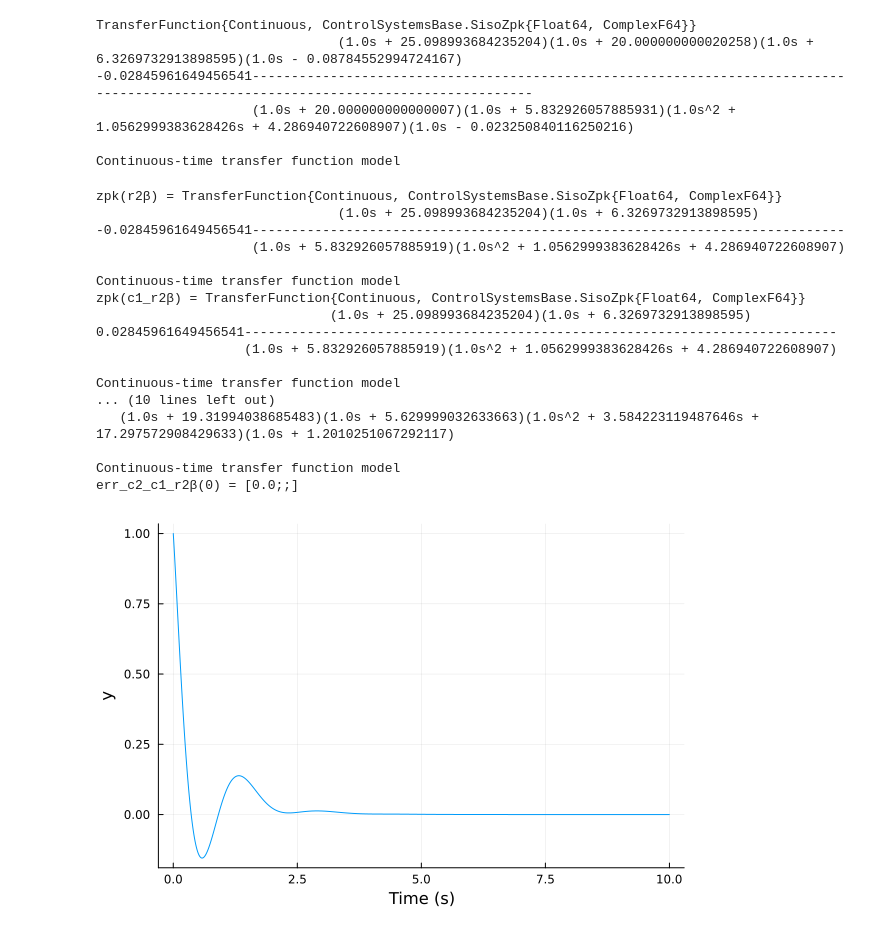
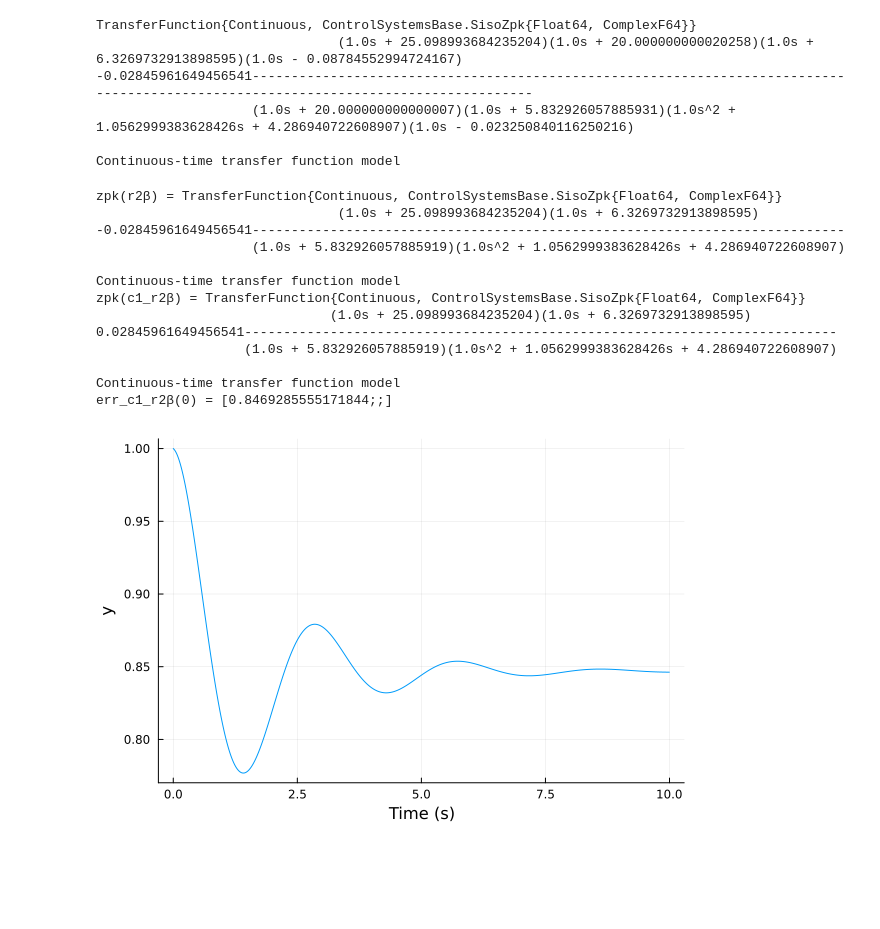
Before and after one commit to e271828e/Flight.jl, a Jupyter notebook: src/aircraft/c172r/design/roll_yaw_cas.ipynb, the cells around one changed output. Drawn from its saved outputs; the diff is of its cells as text; code cells hidden in the pictures; blank space fills up the shorter version.

```diff
--- a/src/aircraft/c172r/design/roll_yaw_cas.ipynb
+++ b/src/aircraft/c172r/design/roll_yaw_cas.ipynb
@@ -177,52 +180,32 @@ Continuous-time transfer function model
 # %%
 #get rid of natural zero-pole near-cancellation
 r2β = minreal(yaw_dyn_tf, 1e-1)
 @show zpk(r2β)
 
 #the first thing we notice is that the DC gain is negative. this makes sense,
 #given that we have: act.rudder↑ -> aero.r↓ -> yaw↑ -> β↓. therefore, the first
 #thing we need in the forward path is a sign change.
 c1 = tf(-1)
 c1_r2β = series(c1, r2β)
 @show zpk(c1_r2β)
 
 #output error transfer function for a unit feedback closed loop
 err_c1_r2β = 1/(1+c1_r2β)
-@show zpk(err_c1_r2β)
+# @show zpk(err_c1_r2β)
 @show err_c1_r2β(0)
 step(err_c1_r2β, 10) |> plot
-
-#type 0 system, needs an integrator in the feedforward path
-
-k_p = 20
-k_i = 25
-k_d = 4
-τ_d = 0.05
-c2 = k_p + k_i * tf(1, [1,0]) + k_d * tf([1, 0], [τ_d, 1])
-
-c2_c1_r2β = series(c2, c1_r2β)
-marginplot(c2_c1_r2β)
-
-err_c2_c1_r2β = 1/(1+c2_c1_r2β)
-@show zpk(err_c2_c1_r2β)
-@show err_c2_c1_r2β(0)
-step(err_c2_c1_r2β, 10) |> plot
 # %% [output]
 zpk(r2β) = TransferFunction{Continuous, ControlSystemsBase.SisoZpk{Float64, ComplexF64}}
                                (1.0s + 25.098993684235204)(1.0s + 6.3269732913898595)
 -0.02845961649456541----------------------------------------------------------------------------
                     (1.0s + 5.832926057885919)(1.0s^2 + 1.0562999383628426s + 4.286940722608907)
 
 Continuous-time transfer function model
 zpk(c1_r2β) = TransferFunction{Continuous, ControlSystemsBase.SisoZpk{Float64, ComplexF64}}
                               (1.0s + 25.098993684235204)(1.0s + 6.3269732913898595)
 0.02845961649456541----------------------------------------------------------------------------
                    (1.0s + 5.832926057885919)(1.0s^2 + 1.0562999383628426s + 4.286940722608907)
 
 Continuous-time transfer function model
-... (10 lines left out)
-   (1.0s + 19.31994038685483)(1.0s + 5.629999032633663)(1.0s^2 + 3.584223119487646s + 17.297572908429633)(1.0s + 1.2010251067292117)
-
-Continuous-time transfer function model
-err_c2_c1_r2β(0) = [0.0;;]
+err_c1_r2β(0) = [0.8469285555171844;;]
-[figure, old version]
+[figure, new version]
```
Also changed, not shown: parts of 5 cells of this notebook, 4 other files.
